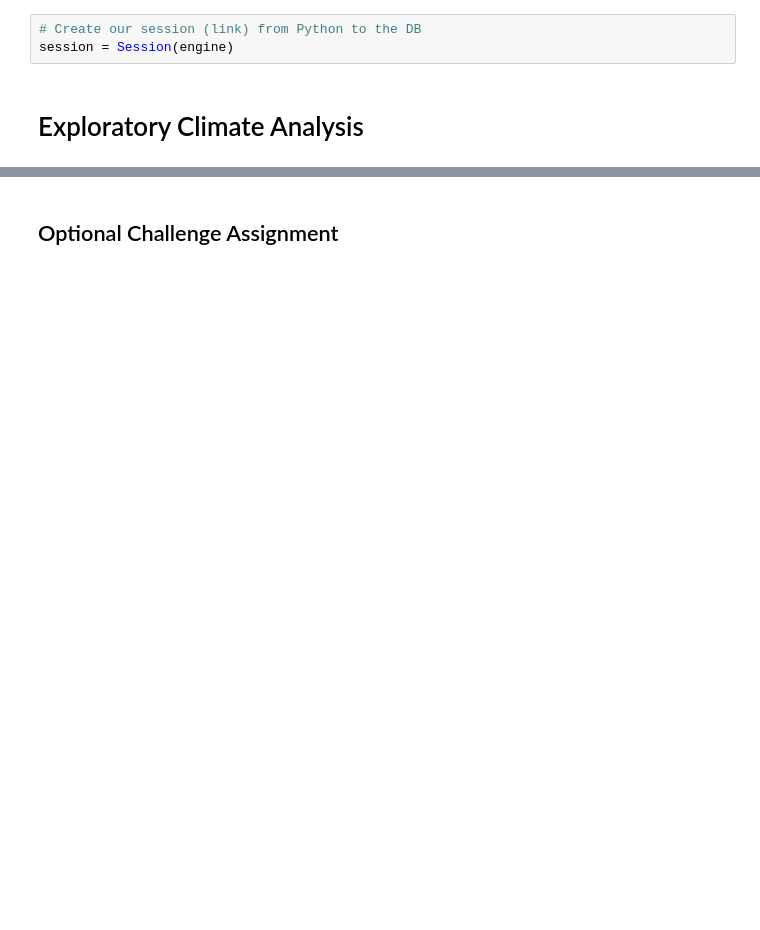
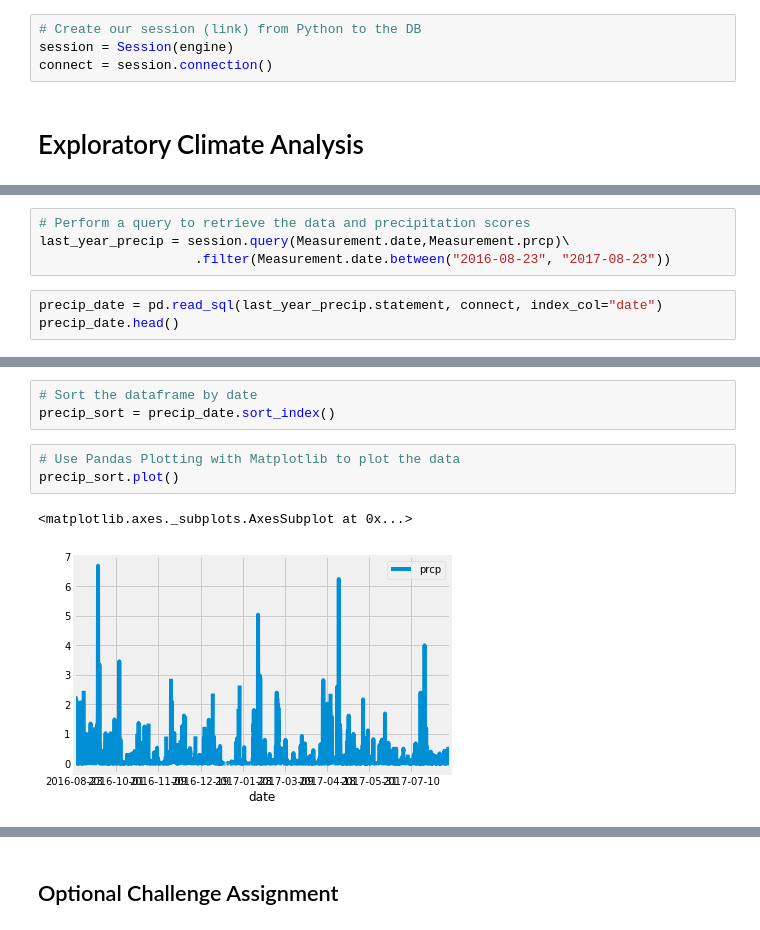
Before and after one commit to thomascbyrne12/sqlalchemy-challenge, a Jupyter notebook: climate.ipynb, the cells around one changed output, grey strips where cells are left out. Drawn from its saved outputs; the diff is of its cells as text; blank space fills up the shorter version.

```diff
--- a/climate.ipynb
+++ b/climate.ipynb
@@ -40,5 +35,6 @@ AttributeError: measurement
 # %%
 # Create our session (link) from Python to the DB
 session = Session(engine)
+connect = session.connection()
 # %% [markdown]
 # Exploratory Climate Analysis
@@ -58,0 +44,7 @@ session = Session(engine)
+# %%
+# Perform a query to retrieve the data and precipitation scores
+last_year_precip = session.query(Measurement.date,Measurement.prcp)\
+                    .filter(Measurement.date.between("2016-08-23", "2017-08-23"))
+# %%
+precip_date = pd.read_sql(last_year_precip.statement, connect, index_col="date")
+precip_date.head()
@@ -59,2 +59,11 @@ session = Session(engine)
+# %%
+# Sort the dataframe by date
+precip_sort = precip_date.sort_index()
+# %%
+# Use Pandas Plotting with Matplotlib to plot the data
+precip_sort.plot()
+# %% [output]
+<matplotlib.axes._subplots.AxesSubplot at 0x...>
+[figure, added]
 # %%
 # Use Pandas to calcualte the summary statistics for the precipitation data
```
Also changed, not shown: parts of 23 cells of this notebook.
